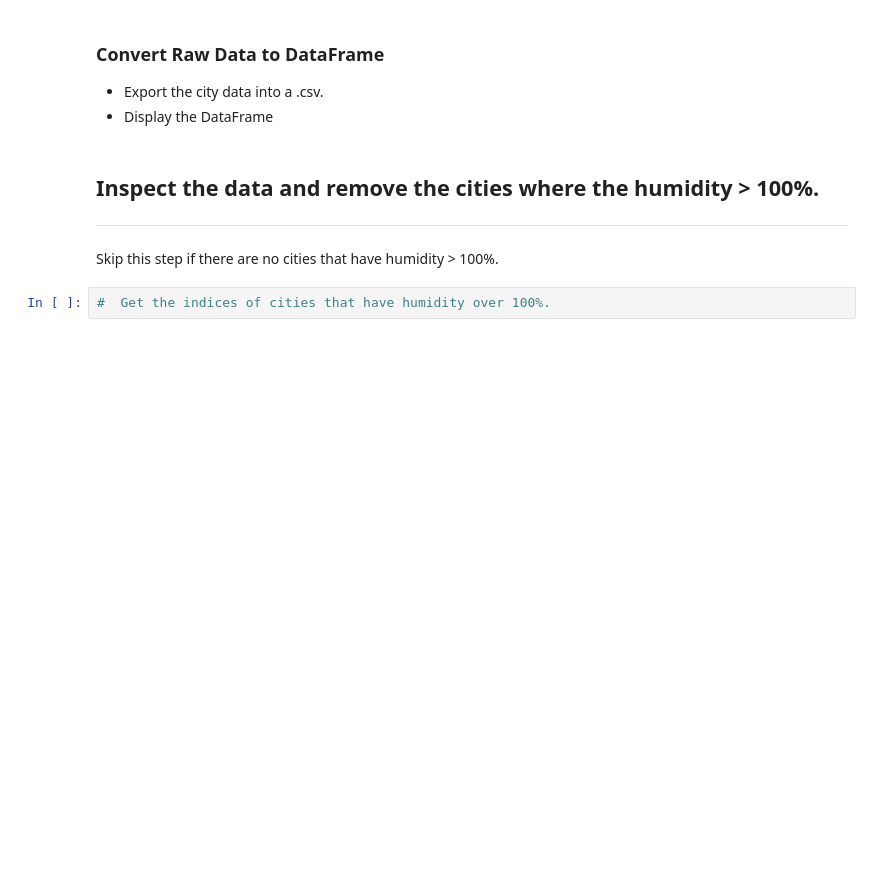
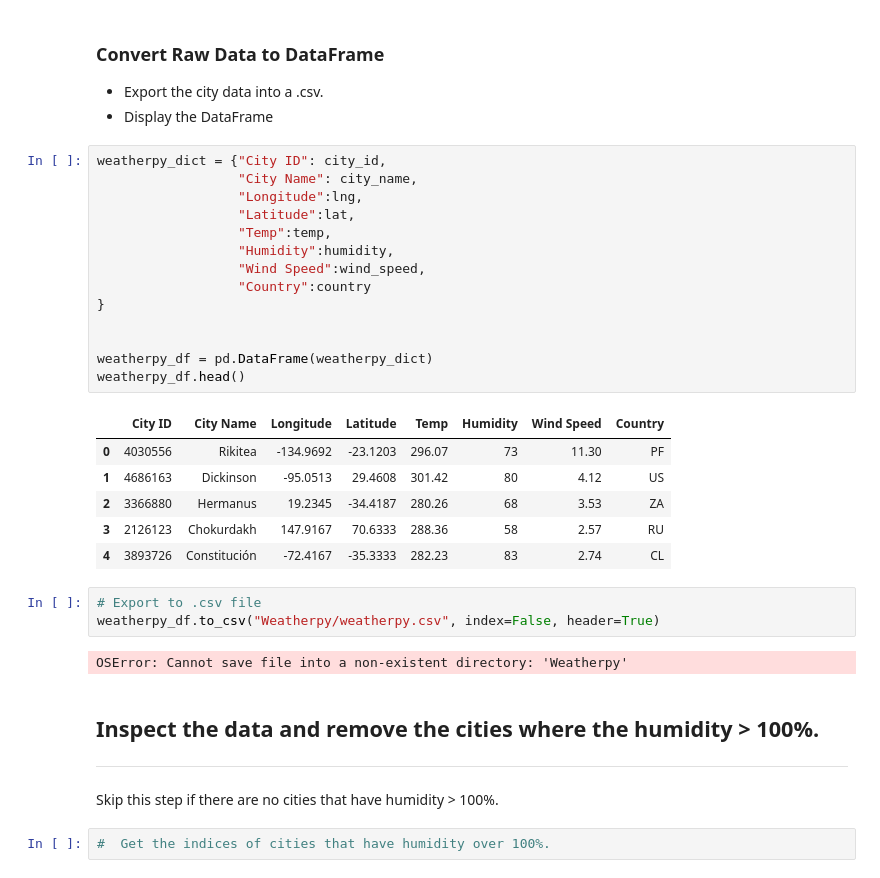
Before and after one commit to kclm40/python-api-challenge, a Jupyter notebook: WeatherPy/WeatherPy.ipynb, the cells around one changed output. Saved outputs shown, nothing was run; the diff lists cells and outputs as text; blank space fills up the shorter version.

```diff
--- a/WeatherPy/WeatherPy.ipynb
+++ b/WeatherPy/WeatherPy.ipynb
@@ -67,6 +118,32 @@ https://api.openweathermap.org/data/2.5/weather?&appid=4a003508187495e8eb48686ff
 ### Convert Raw Data to DataFrame
 * Export the city data into a .csv.
 * Display the DataFrame
+# %%
+weatherpy_dict = {"City ID": city_id,
+                  "City Name": city_name,
+                  "Longitude":lng,
+                  "Latitude":lat,
+                  "Temp":temp,
+                  "Humidity":humidity,
+                  "Wind Speed":wind_speed,
+                  "Country":country
+}
+
+
+weatherpy_df = pd.DataFrame(weatherpy_dict)
+weatherpy_df.head()
+# %% [output]
+|  | City ID | City Name | Longitude | Latitude | Temp | Humidity | Wind Speed | Country |
+| 0 | 4030556 | Rikitea | -134.9692 | -23.1203 | 296.07 | 73 | 11.30 | PF |
+| 1 | 4686163 | Dickinson | -95.0513 | 29.4608 | 301.42 | 80 | 4.12 | US |
+| 2 | 3366880 | Hermanus | 19.2345 | -34.4187 | 280.26 | 68 | 3.53 | ZA |
+| 3 | 2126123 | Chokurdakh | 147.9167 | 70.6333 | 288.36 | 58 | 2.57 | RU |
+| 4 | 3893726 | Constitución | -72.4167 | -35.3333 | 282.23 | 83 | 2.74 | CL |
+# %%
+# Export to .csv file
+weatherpy_df.to_csv("Weatherpy/weatherpy.csv", index=False, header=True)
+# %% [output]
+OSError: Cannot save file into a non-existent directory: 'Weatherpy'
 # %% [markdown]
 ## Inspect the data and remove the cities where the humidity > 100%.
 ----
```
Also changed, not shown: parts of 3 cells of this notebook, 2 other files.
